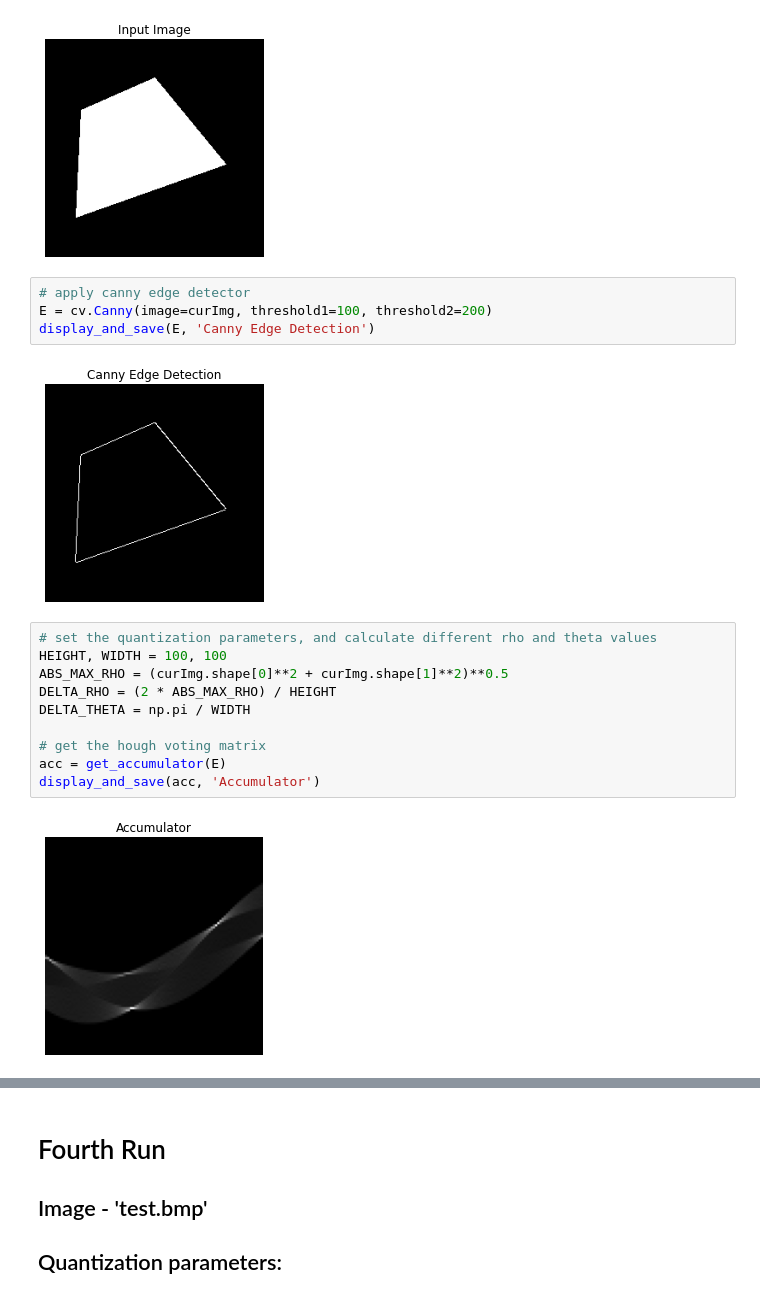
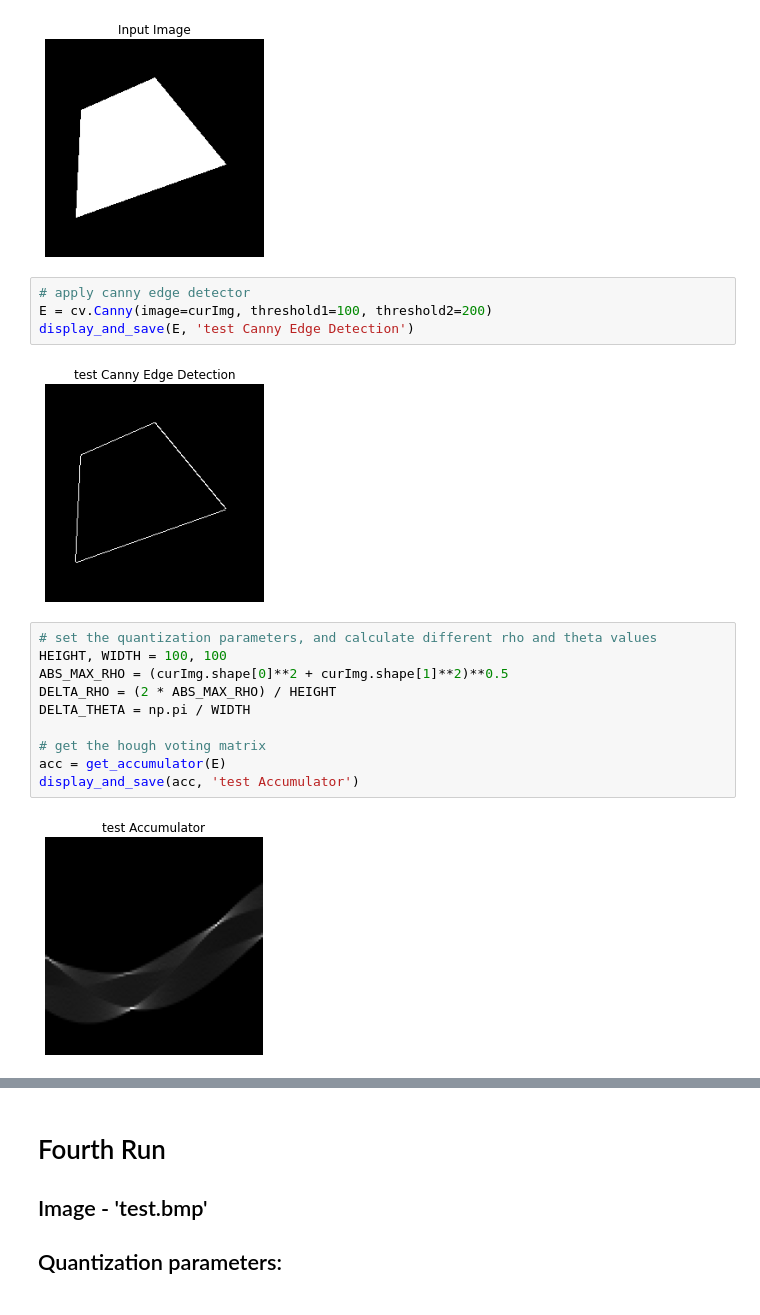
Before and after one commit to yashchitre03/Computer-Vision-Problems, a Jupyter notebook: Hough Transform/implementation(notebook).ipynb, the cells around one changed output, grey strips where cells are left out. Drawn from its saved outputs; the diff is of its cells as text.

```diff
--- a/Hough Transform/implementation(notebook).ipynb
+++ b/Hough Transform/implementation(notebook).ipynb
@@ -257,9 +280,9 @@ display_and_save(curImg, 'Input Image', grayscale=False, save=False)
 # %%
 # apply canny edge detector
 E = cv.Canny(image=curImg, threshold1=100, threshold2=200)
-display_and_save(E, 'Canny Edge Detection')
+display_and_save(E, 'test Canny Edge Detection')
 # %% [output]
-[figure, old version]
+[figure, new version]
 # %%
 # set the quantization parameters, and calculate different rho and theta values
 HEIGHT, WIDTH = 100, 100
@@ -269,9 +292,9 @@ DELTA_THETA = np.pi / WIDTH
 
 # get the hough voting matrix
 acc = get_accumulator(E)
-display_and_save(acc, 'Accumulator')
+display_and_save(acc, 'test Accumulator')
 # %% [output]
-[figure, old version]
+[figure, new version]
 # %%
 # find local maximas and plot the resulting lines on the image
 local_maximas = get_local_maxima(accumulator=acc, threshold=80)
```
Also changed, not shown: parts of 30 cells of this notebook, 28 other files.
